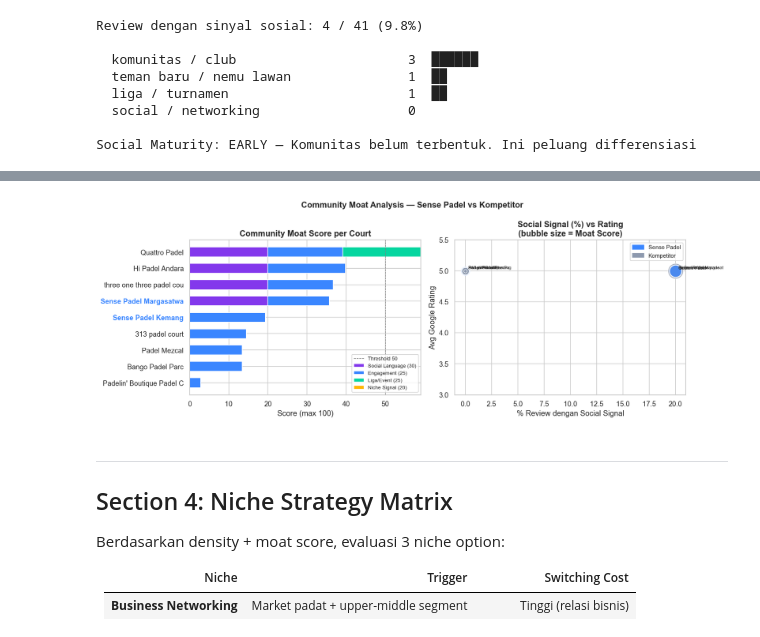
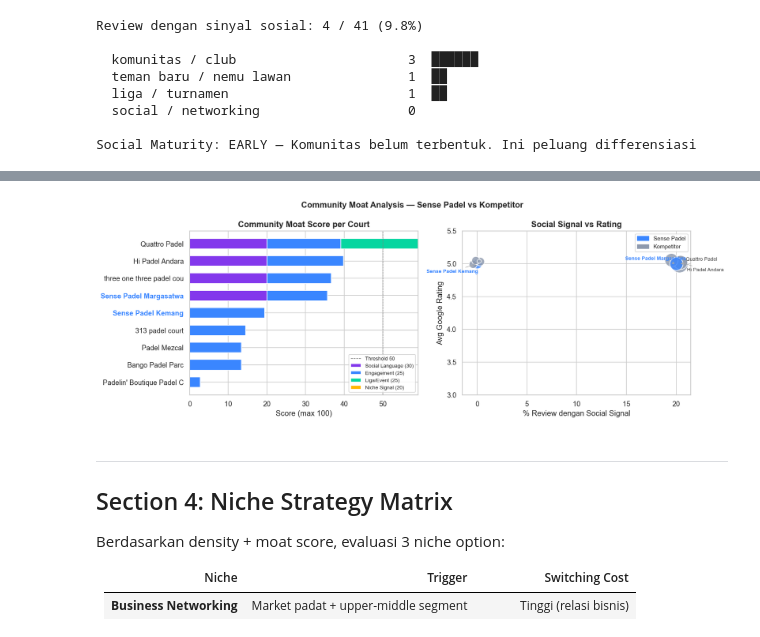
Before and after one commit to Untamed98x/Padel_Courts_Bintaro, a Jupyter notebook: scripts/StrategicAnalysis_PondokLabu.ipynb, the cells around one changed output, grey strips where cells are left out. Cells and saved outputs as stored; diff of their text form; code cells hidden in the pictures.

```diff
--- a/scripts/StrategicAnalysis_PondokLabu.ipynb
+++ b/scripts/StrategicAnalysis_PondokLabu.ipynb
@@ -488,40 +488,61 @@ for col, color in bar_colors.items():
 # Highlight Sense Padel
 sense_idx = [i for i, n in enumerate(moat_sorted['court_name']) if 'Sense' in n]
 for idx in sense_idx:
     ax1.get_yticklabels()[idx].set_color(BLUE)
     ax1.get_yticklabels()[idx].set_fontweight('bold')
 
 ax1.set_title('Community Moat Score per Court', fontweight='bold')
 ax1.set_xlabel('Score (max 100)')
 ax1.axvline(50, color='gray', linewidth=0.8, linestyle='--', label='Threshold 50')
 ax1.legend(fontsize=8, loc='lower right')
 
-# Plot 2: Social % vs Rating bubble
+# Plot 2: Social % vs Rating bubble — jitter + selective labels
 ax2 = axes[1]
+rng = np.random.default_rng(42)
+top_moat_names = set(df_moat.nlargest(2, 'moat_score')['court_name'])
+coords = []
 for _, row in df_moat.iterrows():
     court_data = df_rev[df_rev['court_name'] == row['court_name']]
     soc_pct   = (court_data['soc_score'] > 0).mean() * 100
     avg_rating = court_data['rating'].mean()
-    size = row['moat_score'] * 10
+    # Jitter competitor points to prevent pile-up
+    if not row['is_sense_padel']:
+        soc_pct   += rng.uniform(-0.6, 0.6)
+        avg_rating += rng.uniform(-0.06, 0.06)
+    size = max(row['moat_score'] * 12, 40)
     color = BLUE if row['is_sense_padel'] else GRAY
-    ax2.scatter(soc_pct, avg_rating, s=size, color=color, alpha=0.8, edgecolors='white', linewidth=1)
-    ax2.annotate(row['court_name'][:20], (soc_pct, avg_rating),
-                 textcoords='offset points', xytext=(5, 3), fontsize=7)
+    ax2.scatter(soc_pct, avg_rating, s=size, color=color, alpha=0.82, edgecolors='white', linewidth=1.2)
+    coords.append((row['court_name'], soc_pct, avg_rating, row['is_sense_padel'],
+                   row['court_name'] in top_moat_names))
 
-ax2.set_title('Social Signal (%) vs Rating\n(bubble size = Moat Score)', fontweight='bold')
+# Label only Sense Padel + top moat
+label_offsets = [(10, 6), (10, -14), (-80, 6), (-80, -14)]
+li = 0
+for name, x, y, is_sense, is_top in coords:
+    if not (is_sense or is_top):
+        continue
+    off = label_offsets[li % len(label_offsets)]
+    li += 1
+    ax2.annotate(name[:22], (x, y),
+                 textcoords='offset points', xytext=off, fontsize=8,
+                 fontweight='bold' if is_sense else 'normal',
+                 color=BLUE if is_sense else '#444444',
+                 arrowprops=dict(arrowstyle='->', color='#aaaaaa', lw=0.8))
+
+ax2.set_title('Social Signal vs Rating', fontweight='bold')
 ax2.set_xlabel('% Review dengan Social Signal')
 ax2.set_ylabel('Avg Google Rating')
 ax2.set_ylim(3, 5.5)
 
 sense_patch  = mpatches.Patch(color=BLUE, label='Sense Padel')
 comp_patch   = mpatches.Patch(color=GRAY, label='Kompetitor')
 ax2.legend(handles=[sense_patch, comp_patch], fontsize=9)
 
 plt.suptitle('Community Moat Analysis — Sense Padel vs Kompetitor', fontsize=13, fontweight='bold')
 plt.tight_layout()
 plt.show()
 # %% [output]
-[figure, old version]
+[figure, new version]
 # %% [markdown]
 ---
 ## Section 4: Niche Strategy Matrix
```
Also changed, not shown: parts of 2 cells of this notebook.
